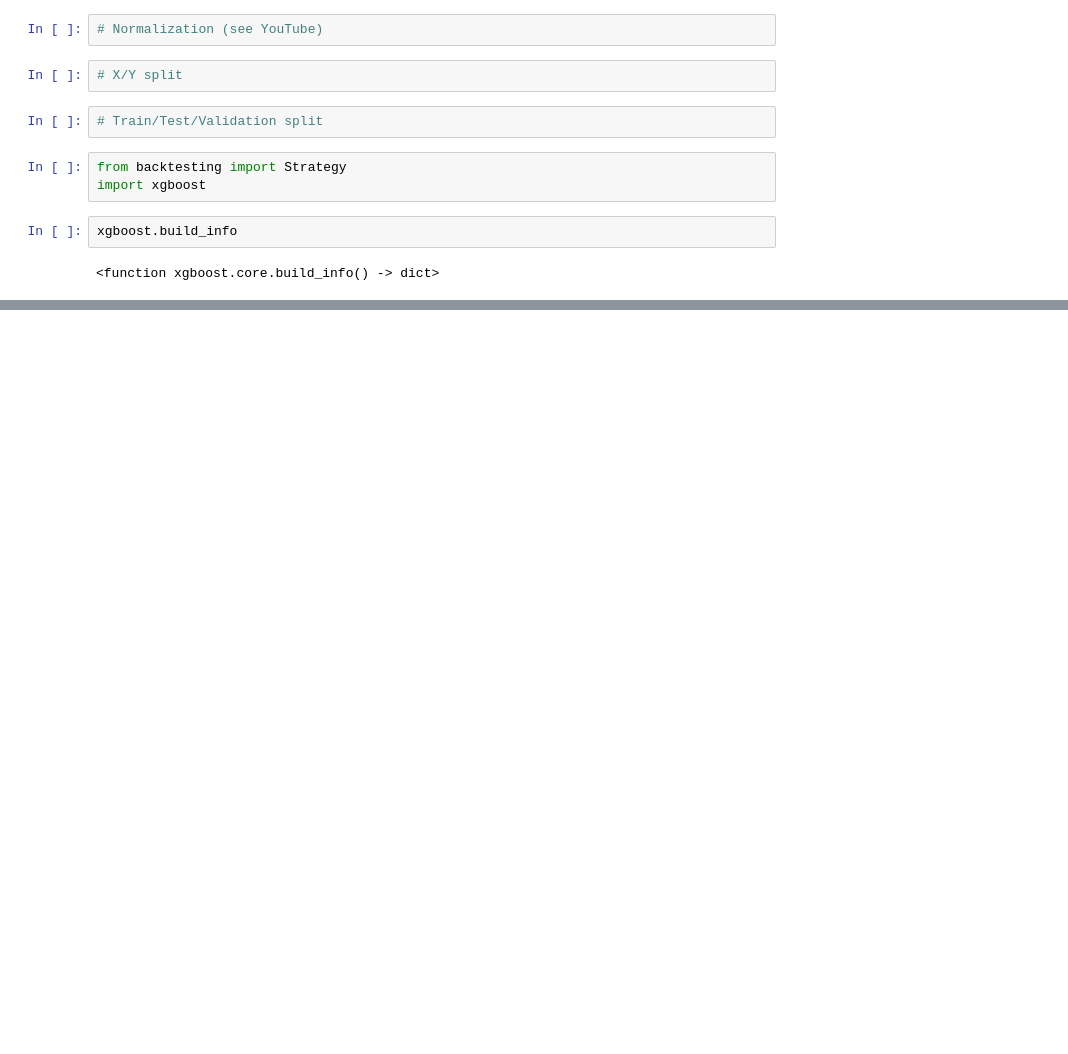
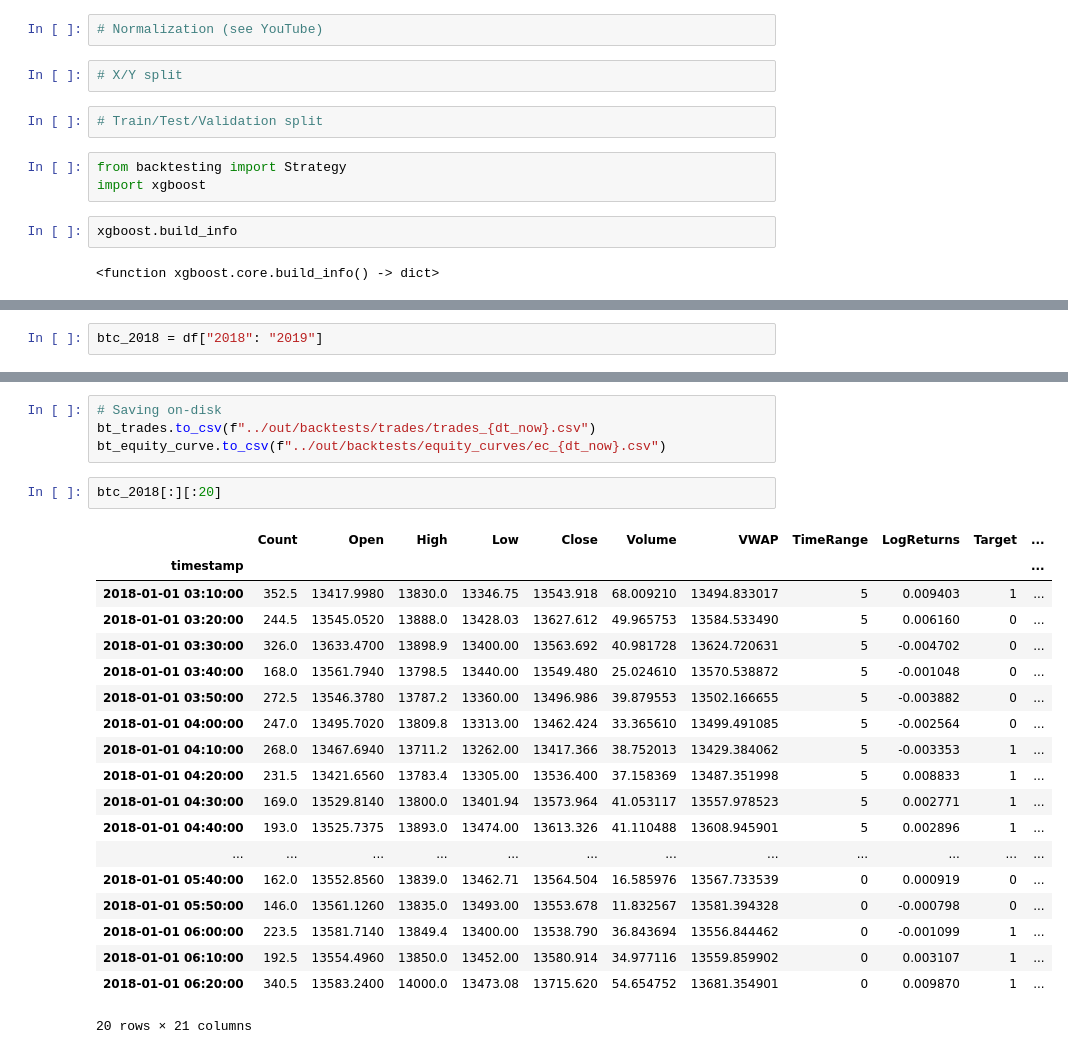
Before and after one commit to lcsrodriguez/cryptotrading, a Jupyter notebook: notebooks/bitcoin_trading.ipynb, the cells around one changed output, grey strips where cells are left out. Cells and saved outputs as stored; diff of their text form; blank space fills up the shorter version.

Commit message:
Adding backtest experiment with on-disk savings + overload of Backtest/Strategy classes

```diff
--- a/notebooks/bitcoin_trading.ipynb
+++ b/notebooks/bitcoin_trading.ipynb
@@ -307,0 +242,2 @@ stats["_trades"].to_csv(f"../out/backtests/trades/trades_{dt_now}.csv")
+# %%
+btc_2018 = df["2018": "2019"]
@@ -307,0 +369,26 @@ stats["_trades"].to_csv(f"../out/backtests/trades/trades_{dt_now}.csv")
+# %%
+# Saving on-disk
+bt_trades.to_csv(f"../out/backtests/trades/trades_{dt_now}.csv")
+bt_equity_curve.to_csv(f"../out/backtests/equity_curves/ec_{dt_now}.csv")
+# %%
+btc_2018[:][:20]
+# %% [output]
+|  | Count | Open | High | Low | Close | Volume | VWAP | TimeRange | LogReturns | Target | ... |
+| timestamp |  |  |  |  |  |  |  |  |  |  | ... |
+| 2018-01-01 03:10:00 | 352.5 | 13417.9980 | 13830.0 | 13346.75 | 13543.918 | 68.009210 | 13494.833017 | 5 | 0.009403 | 1 | ... |
+| 2018-01-01 03:20:00 | 244.5 | 13545.0520 | 13888.0 | 13428.03 | 13627.612 | 49.965753 | 13584.533490 | 5 | 0.006160 | 0 | ... |
+| 2018-01-01 03:30:00 | 326.0 | 13633.4700 | 13898.9 | 13400.00 | 13563.692 | 40.981728 | 13624.720631 | 5 | -0.004702 | 0 | ... |
+| 2018-01-01 03:40:00 | 168.0 | 13561.7940 | 13798.5 | 13440.00 | 13549.480 | 25.024610 | 13570.538872 | 5 | -0.001048 | 0 | ... |
+| 2018-01-01 03:50:00 | 272.5 | 13546.3780 | 13787.2 | 13360.00 | 13496.986 | 39.879553 | 13502.166655 | 5 | -0.003882 | 0 | ... |
+| 2018-01-01 04:00:00 | 247.0 | 13495.7020 | 13809.8 | 13313.00 | 13462.424 | 33.365610 | 13499.491085 | 5 | -0.002564 | 0 | ... |
+| 2018-01-01 04:10:00 | 268.0 | 13467.6940 | 13711.2 | 13262.00 | 13417.366 | 38.752013 | 13429.384062 | 5 | -0.003353 | 1 | ... |
+| 2018-01-01 04:20:00 | 231.5 | 13421.6560 | 13783.4 | 13305.00 | 13536.400 | 37.158369 | 13487.351998 | 5 | 0.008833 | 1 | ... |
+| 2018-01-01 04:30:00 | 169.0 | 13529.8140 | 13800.0 | 13401.94 | 13573.964 | 41.053117 | 13557.978523 | 5 | 0.002771 | 1 | ... |
+| 2018-01-01 04:40:00 | 193.0 | 13525.7375 | 13893.0 | 13474.00 | 13613.326 | 41.110488 | 13608.945901 | 5 | 0.002896 | 1 | ... |
+| ... | ... | ... | ... | ... | ... | ... | ... | ... | ... | ... | ... |
+| 2018-01-01 05:40:00 | 162.0 | 13552.8560 | 13839.0 | 13462.71 | 13564.504 | 16.585976 | 13567.733539 | 0 | 0.000919 | 0 | ... |
+| 2018-01-01 05:50:00 | 146.0 | 13561.1260 | 13835.0 | 13493.00 | 13553.678 | 11.832567 | 13581.394328 | 0 | -0.000798 | 0 | ... |
+| 2018-01-01 06:00:00 | 223.5 | 13581.7140 | 13849.4 | 13400.00 | 13538.790 | 36.843694 | 13556.844462 | 0 | -0.001099 | 1 | ... |
+| 2018-01-01 06:10:00 | 192.5 | 13554.4960 | 13850.0 | 13452.00 | 13580.914 | 34.977116 | 13559.859902 | 0 | 0.003107 | 1 | ... |
+| 2018-01-01 06:20:00 | 340.5 | 13583.2400 | 14000.0 | 13473.08 | 13715.620 | 54.654752 | 13681.354901 | 0 | 0.009870 | 1 | ... |
+20 rows × 21 columns
```
Also changed, not shown: parts of 18 cells of this notebook, 1 other file.
